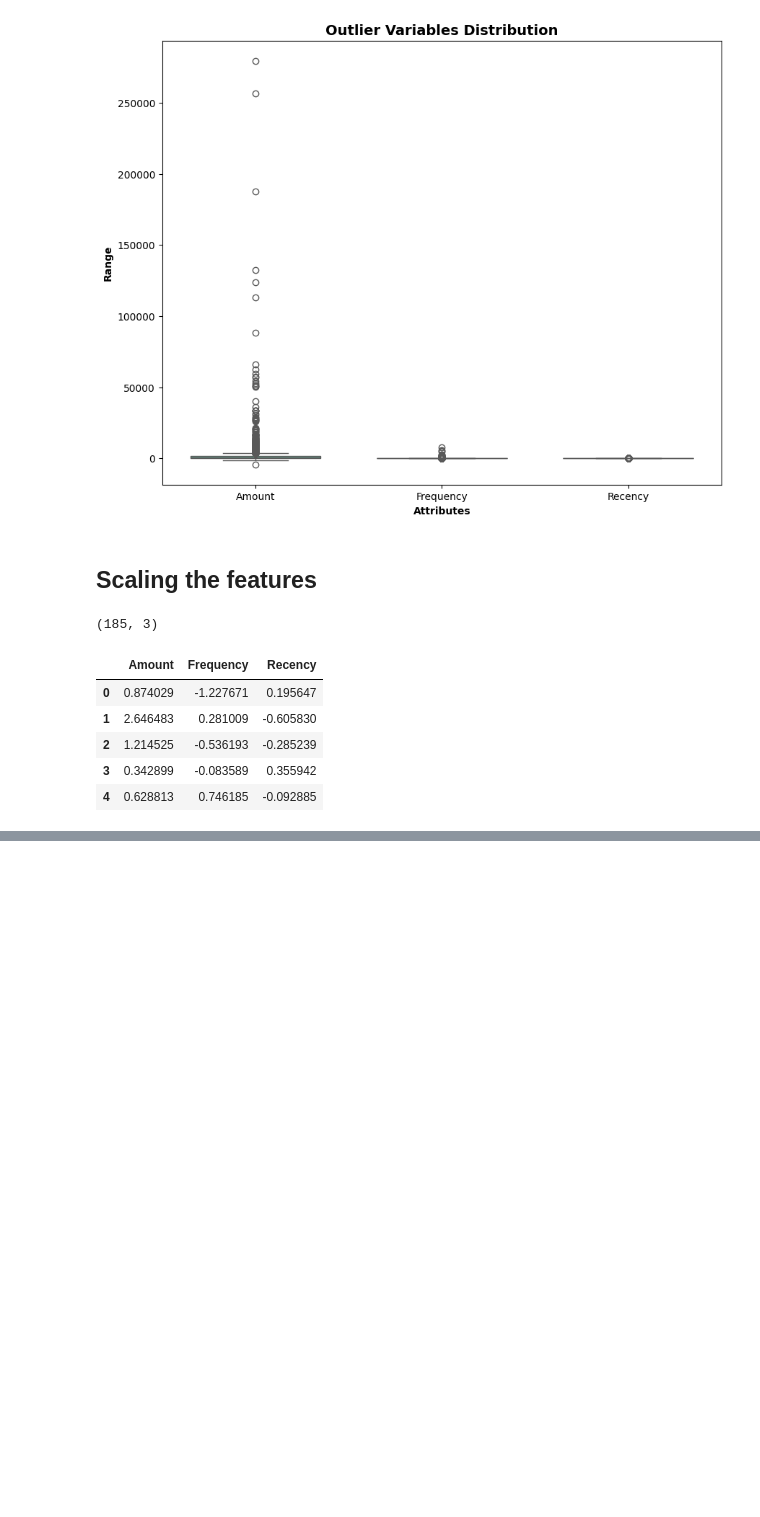
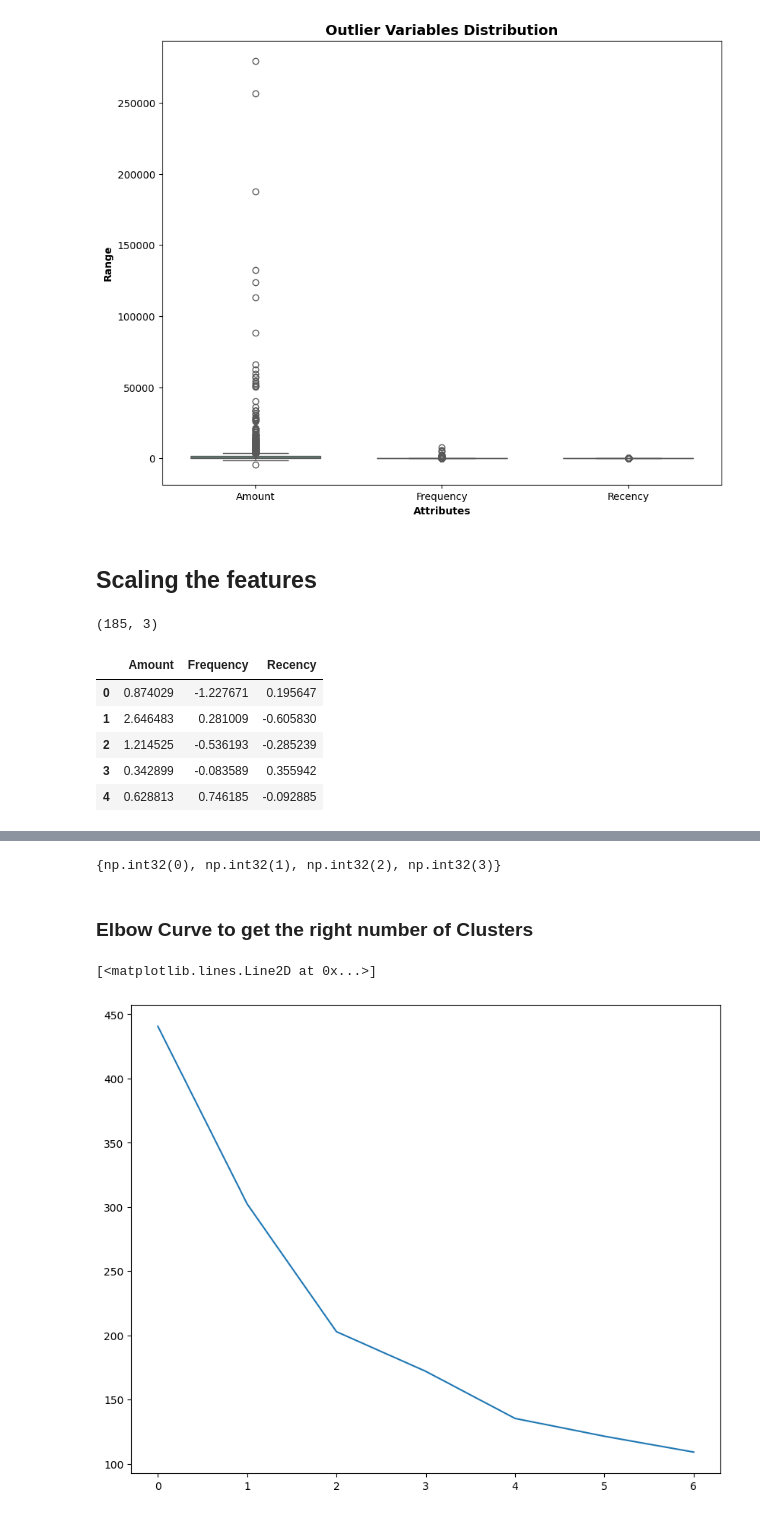
Before and after one commit to frdwish/Machine-learning-Mini-Projects, a Jupyter notebook: Customer_Segmentation/K_MeansClustering.ipynb, the cells around one changed output, grey strips where cells are left out. Cells and saved outputs as stored; diff of their text form; code cells hidden in the pictures; blank space fills up the shorter version.

```diff
--- a/Customer_Segmentation/K_MeansClustering.ipynb
+++ b/Customer_Segmentation/K_MeansClustering.ipynb
@@ -242,0 +245,5 @@ rfm_df_scaled.head()
+# %%
+#k means with some arbitrary k
+
+kmeans = KMeans(n_clusters=4, max_iter=50)
+kmeans.fit(rfm_df_scaled)
@@ -242,0 +264,18 @@ rfm_df_scaled.head()
+# %%
+set(kmeans.labels_)
+# %% [output]
+{np.int32(0), np.int32(1), np.int32(2), np.int32(3)}
+# %% [markdown]
+### Elbow Curve to get the right number of Clusters
+# %%
+ssd = []
+range_n_clusters = [2, 3, 4, 5, 6, 7, 8]
+for num_clusters in range_n_clusters:
+    kmeans = KMeans(n_clusters=num_clusters, max_iter=50)
+    kmeans.fit(rfm_df_scaled)
+    ssd.append(kmeans.inertia_)
+# plot the ssds for each n_ctusters
+plt.plot(ssd)
+# %% [output]
+[<matplotlib.lines.Line2D at 0x...>]
+[figure, added]
```
Also changed, not shown: parts of 3 cells of this notebook, 1 other file.
